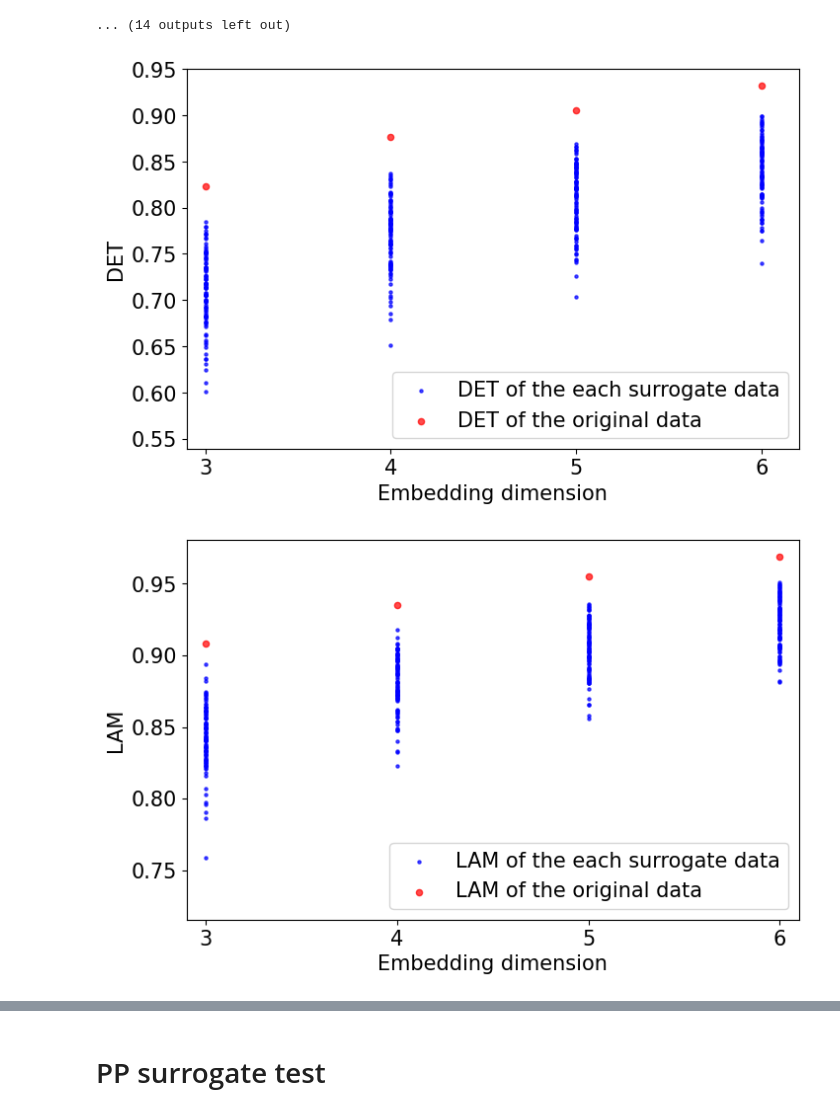
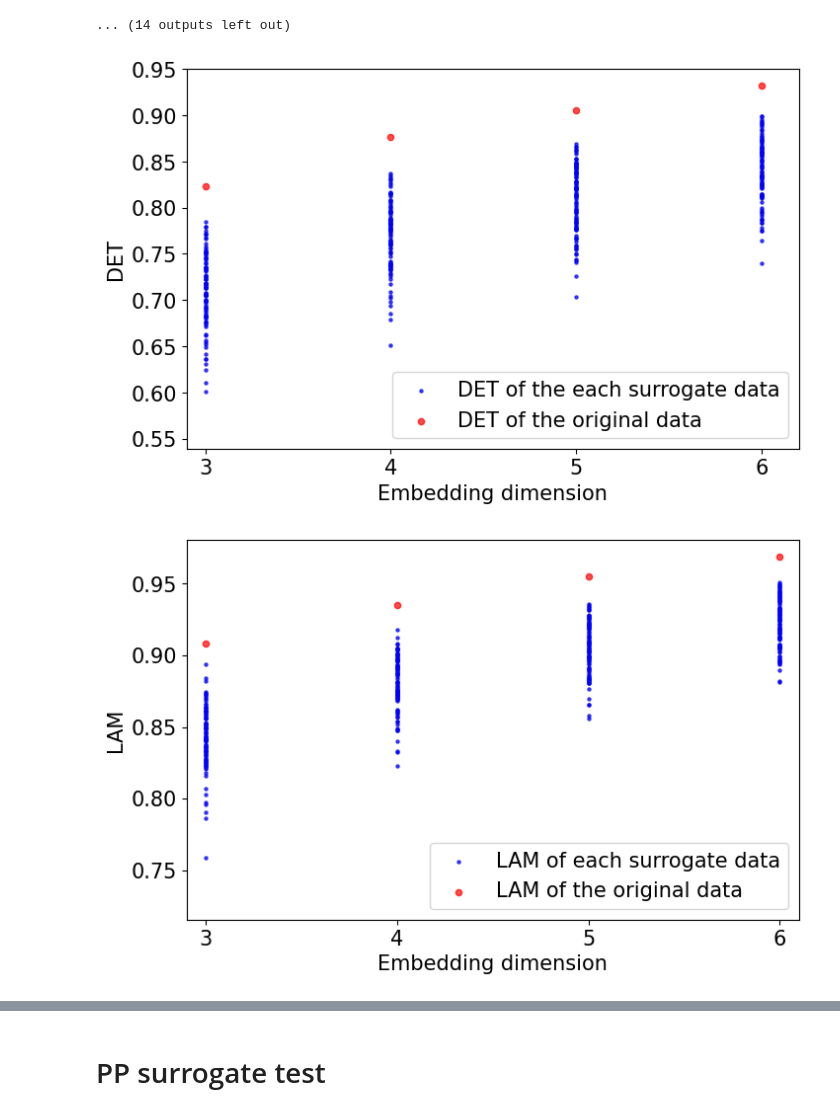
Before and after one commit to elmaguin55/RQA_ADF_on_PSEi, a Jupyter notebook: RQA/stocks.ipynb, the cells around one changed output, grey strips where cells are left out. Drawn from its saved outputs; the diff is of its cells as text; code cells hidden in the pictures.

```diff
--- a/RQA/stocks.ipynb
+++ b/RQA/stocks.ipynb
@@ -273,34 +273,34 @@ ax3.scatter(np.concatenate(kkk), np.concatenate(det_surro_ff), color='blue', alp
 ax3.scatter(embed, det_j, color='red', alpha=0.7, s=20, label='DET of the original data')
 ax3.set_xlim(2.9, 6.2)
 ax3.set_xticks(np.arange(3, 7, 1))
 ax3.set_xlabel("Embedding dimension")
 ax3.set_ylabel("DET")
 ax3.legend(loc='lower right')
 fig3.savefig('test_output/WIAAFT/WIAAFT_surro_m.pdf', format="pdf", dpi=300)
 plt.show()
 plt.close()
 fig4, ax4 = plt.subplots(1)
-ax4.scatter(np.concatenate(kkk), np.concatenate(lam_surro), color='blue', alpha=0.7, s=5, label = "LAM of the each surrogate data")
+ax4.scatter(np.concatenate(kkk), np.concatenate(lam_surro), color='blue', alpha=0.7, s=5, label = "LAM of each surrogate data")
 ax4.scatter(embed, lam_j, color='red', alpha=0.7, s=20, label='LAM of the original data')
 ax4.set_xlim(2.9, 6.1)
 ax4.set_xlabel("Embedding dimension")
 ax4.set_ylabel("LAM")
 ax4.legend(loc='lower right')
 ax4.set_xticks(np.arange(3, 7, 1))
 fig4.savefig('test_output/WIAAFT/WIAAFT_surro_lam_m.pdf', format="pdf", dpi=300)
 plt.show()
 plt.close()
 fig5, ax5 = plt.subplots(1)
-ax5.scatter(np.concatenate(kkk), np.concatenate(ent_surro), color='blue', alpha=0.7, s=5, label = "ENTR of the each surrogate data")
-ax5.scatter(embed, ent_j, color='red', alpha=0.7, s=20, label='ENTR of the original data')
+ax5.scatter(np.concatenate(kkk), np.concatenate(ent_surro), color='blue', alpha=0.7, s=5, label = "ENTR of each surrogate data")
+ax5.scatter(embed, ent_j, color='red', alpha=0.7, s=20, label='ENTR of original data')
 ax5.set_xlim(2.9, 6.1)
 ax5.set_xlabel("Embedding dimension")
 ax5.set_ylabel("ENTR")
 ax5.legend(loc='lower right')
 ax5.set_xticks(np.arange(3, 7, 1))
 fig5.savefig('test_output/WIAAFT/WIAAFT_surro_entr_m.pdf', format="pdf", dpi=300)
 plt.show()
 plt.close()
 # %% [output]
 [figure]
-[figure, old version]
+[figure, new version]
```
Also changed, not shown: parts of 6 cells of this notebook, 52 other files.
